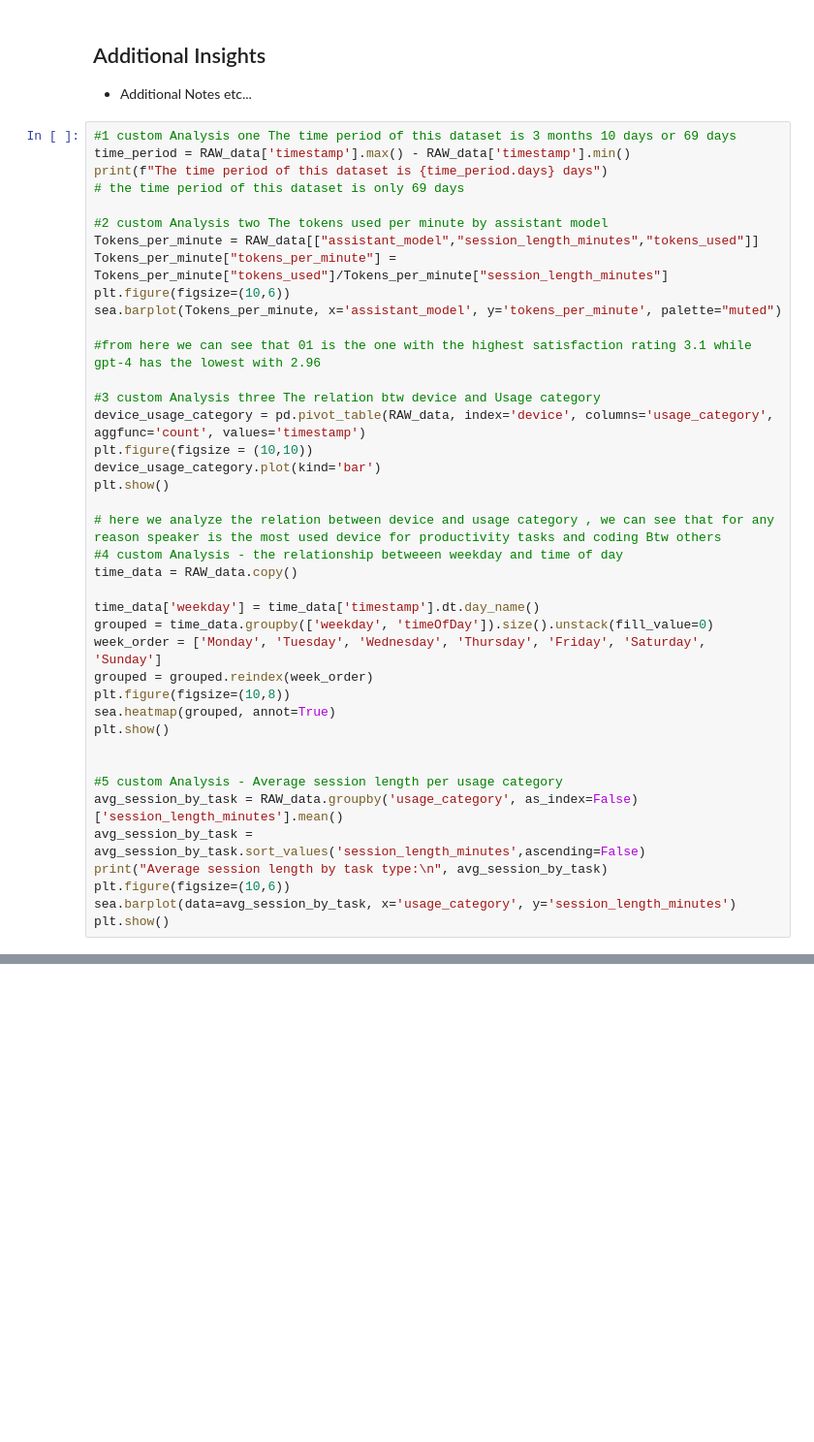
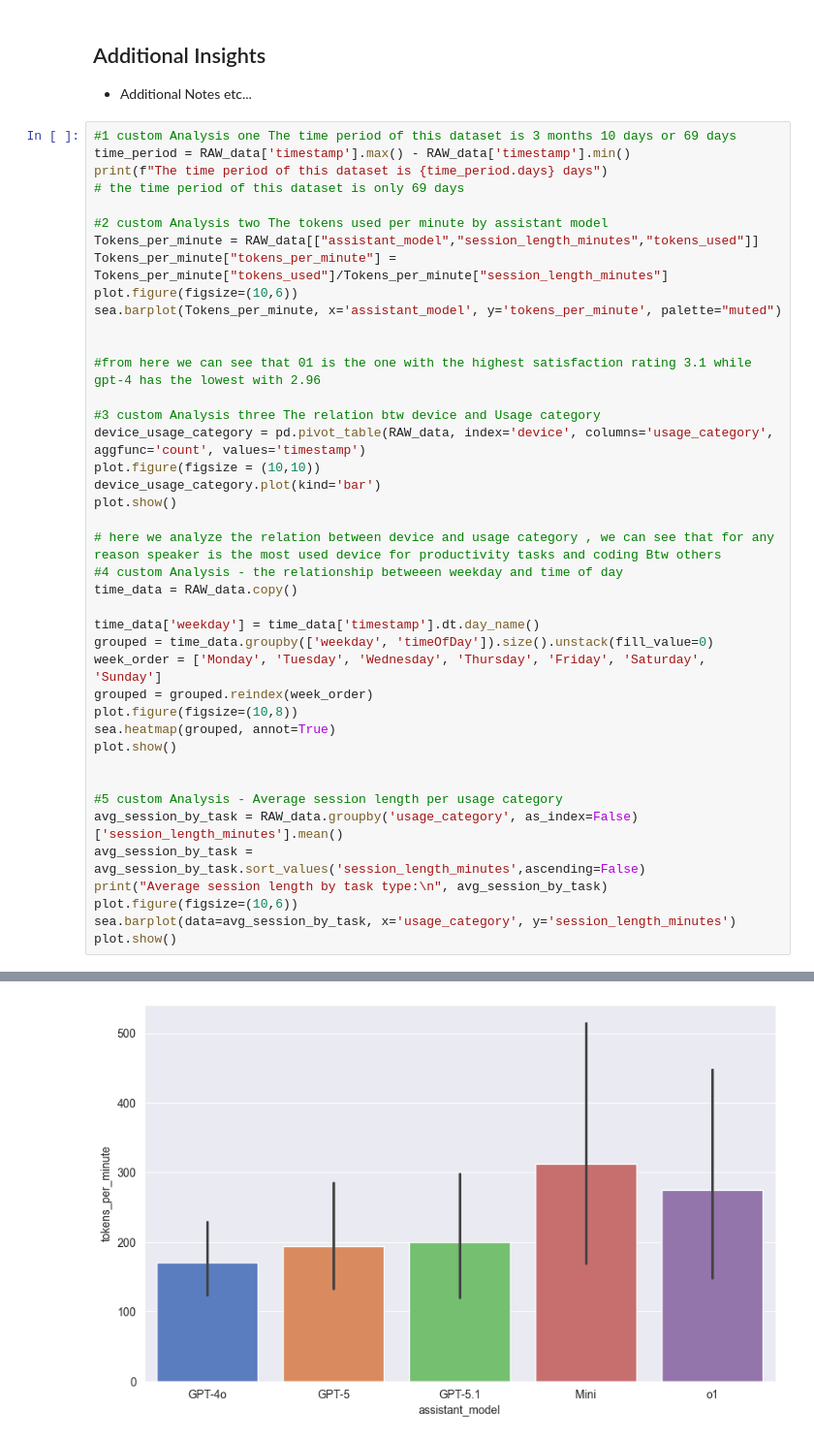
Before and after one commit to EXTREEME-FOUNDATION/OOPY-Project_AI_Assistant_G1, a Jupyter notebook: Main.ipynb, the cells around one changed output, grey strips where cells are left out. Shown at 97% size. Drawn from its saved outputs; the diff is of its cells as text; blank space fills up the shorter version.

```diff
--- a/Main.ipynb
+++ b/Main.ipynb
@@ -616,16 +889,17 @@ print(f"The time period of this dataset is {time_period.days} days")
 #2 custom Analysis two The tokens used per minute by assistant model
 Tokens_per_minute = RAW_data[["assistant_model","session_length_minutes","tokens_used"]]
 Tokens_per_minute["tokens_per_minute"] = Tokens_per_minute["tokens_used"]/Tokens_per_minute["session_length_minutes"]
-plt.figure(figsize=(10,6))
+plot.figure(figsize=(10,6))
 sea.barplot(Tokens_per_minute, x='assistant_model', y='tokens_per_minute', palette="muted")
+
 
 #from here we can see that 01 is the one with the highest satisfaction rating 3.1 while gpt-4 has the lowest with 2.96
 
 #3 custom Analysis three The relation btw device and Usage category
 device_usage_category = pd.pivot_table(RAW_data, index='device', columns='usage_category', aggfunc='count', values='timestamp')
-plt.figure(figsize = (10,10))
+plot.figure(figsize = (10,10))
 device_usage_category.plot(kind='bar')
-plt.show()
+plot.show()
 
 # here we analyze the relation between device and usage category , we can see that for any reason speaker is the most used device for productivity tasks and coding Btw others
 #4 custom Analysis - the relationship betweeen weekday and time of day
@@ -635,15 +909,16 @@ time_data['weekday'] = time_data['timestamp'].dt.day_name()
 grouped = time_data.groupby(['weekday', 'timeOfDay']).size().unstack(fill_value=0)
 week_order = ['Monday', 'Tuesday', 'Wednesday', 'Thursday', 'Friday', 'Saturday', 'Sunday']
 grouped = grouped.reindex(week_order)
-plt.figure(figsize=(10,8))
+plot.figure(figsize=(10,8))
 sea.heatmap(grouped, annot=True)
-plt.show()
+plot.show()
 
 
 #5 custom Analysis - Average session length per usage category
 avg_session_by_task = RAW_data.groupby('usage_category', as_index=False)['session_length_minutes'].mean()
 avg_session_by_task = avg_session_by_task.sort_values('session_length_minutes',ascending=False)
 print("Average session length by task type:\n", avg_session_by_task)
-plt.figure(figsize=(10,6))
+plot.figure(figsize=(10,6))
 sea.barplot(data=avg_session_by_task, x='usage_category', y='session_length_minutes')
-plt.show()
+plot.show()
+# %% [output]
@@ -649,0 +935 @@ plt.show()
+[figure, added]
```
Also changed, not shown: parts of 15 cells of this notebook.
